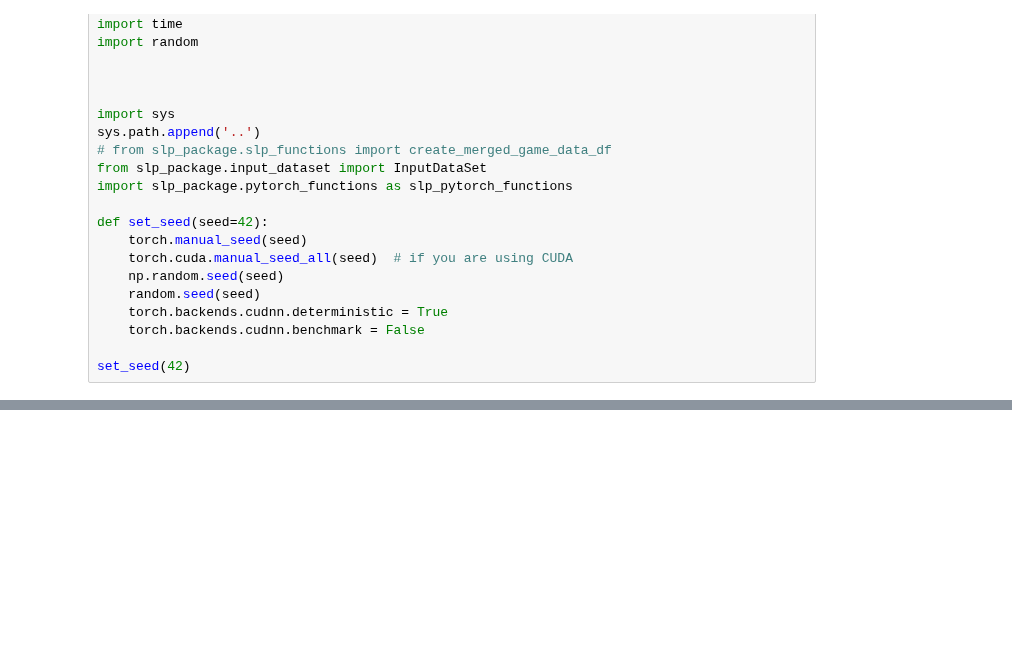
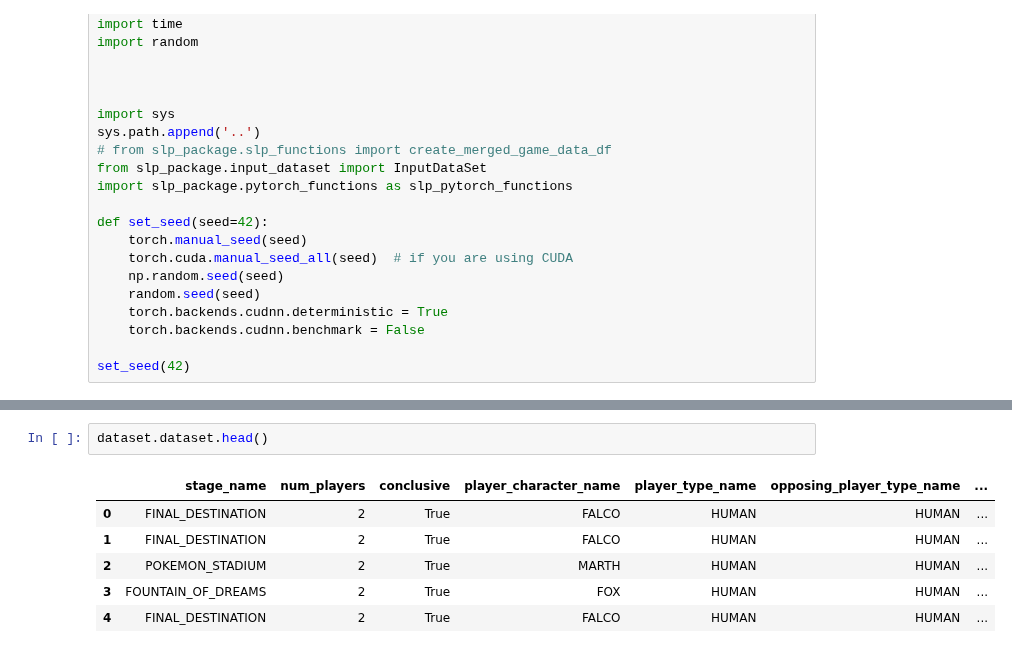
Before and after one commit to sinha-G/slp, a Jupyter notebook: autoencoder/ResNet_autoencoder.ipynb, the cells around one changed output, grey strips where cells are left out. Cells and saved outputs as stored; diff of their text form; blank space fills up the shorter version.

```diff
--- a/autoencoder/ResNet_autoencoder.ipynb
+++ b/autoencoder/ResNet_autoencoder.ipynb
@@ -74,2 +85,11 @@ SHEIK              27623
 Name: labels, dtype: int64
+# %%
+dataset.dataset.head()
+# %% [output]
+|  | stage_name | num_players | conclusive | player_character_name | player_type_name | opposing_player_type_name | ... |
+| 0 | FINAL_DESTINATION | 2 | True | FALCO | HUMAN | HUMAN | ... |
+| 1 | FINAL_DESTINATION | 2 | True | FALCO | HUMAN | HUMAN | ... |
+| 2 | POKEMON_STADIUM | 2 | True | MARTH | HUMAN | HUMAN | ... |
+| 3 | FOUNTAIN_OF_DREAMS | 2 | True | FOX | HUMAN | HUMAN | ... |
+| 4 | FINAL_DESTINATION | 2 | True | FALCO | HUMAN | HUMAN | ... |
 # %%
```
Also changed, not shown: parts of 20 cells of this notebook, 3 other files.
